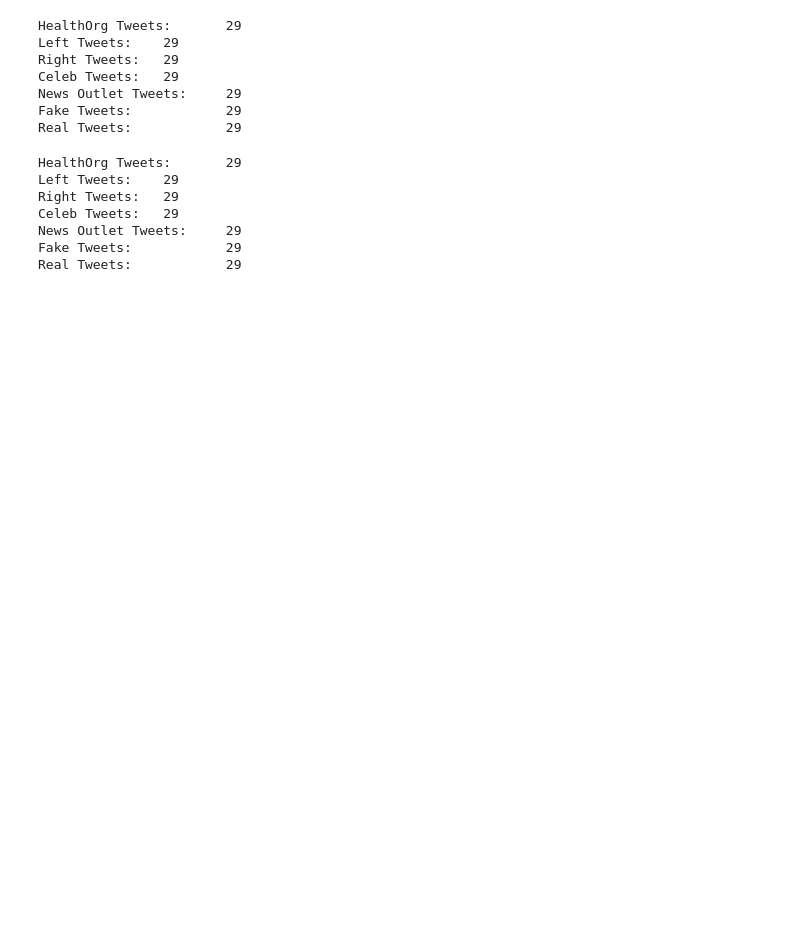
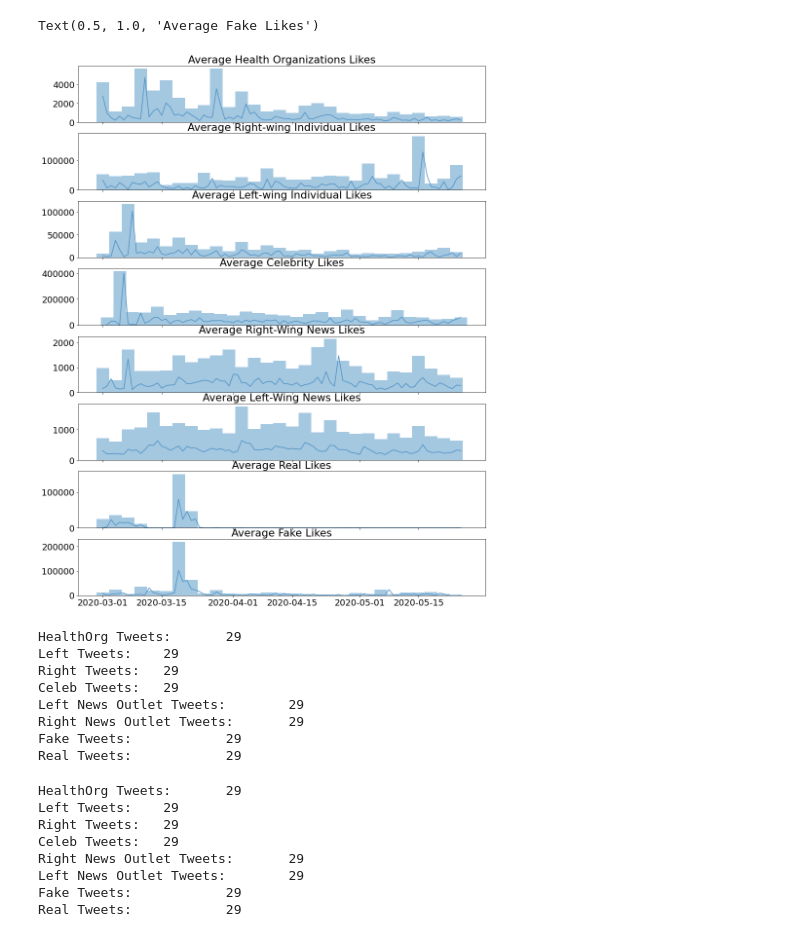
Before and after one commit to jennifertramsu/bdc2021, a Jupyter notebook: Datasets/get_covid_engagement.ipynb, the cells around one changed output. Cells and saved outputs as stored; diff of their text form; code cells hidden in the pictures; blank space fills up the shorter version.

```diff
--- a/Datasets/get_covid_engagement.ipynb
+++ b/Datasets/get_covid_engagement.ipynb
@@ -189,7 +189,7 @@ for date in left_df["date"]:
     dates.append(test.date())
 
 left_df["date"] = dates
-left_df = left_df[left_df["date"] <= datetime.date(2020, 6, 30)]
+left_df = left_df[left_df["date"] <= datetime.date(2020, 5,25)]
 left_df = left_df[left_df["date"] >= datetime.date(2020, 3, 1)]
 left_df = left_df.drop_duplicates("tweet")
 
@@ -588,0 +412,18 @@ real_rt_bin = real_retweets.resample('3D').sum()
+# %%
+healthorg_df["date"] = pd.to_datetime(healthorg_df["date"])
+right_df["date"] = pd.to_datetime(right_df["date"])
+left_df["date"] = pd.to_datetime(left_df["date"])
+rightnews_df["date"] = pd.to_datetime(rightnews_df["date"])
+leftnews_df["date"] = pd.to_datetime(leftnews_df["date"])
+celeb_df["date"] = pd.to_datetime(celeb_df["date"])
+real_dfs["date"] = pd.to_datetime(real_dfs["date"])
+fake_dfs["date"] = pd.to_datetime(fake_dfs["date"])
+
+healthorg_dates = healthorg_df.sort_values("date", ascending=True)["date"].value_counts()
+right_dates = right_df.sort_values("date", ascending=True)["date"].value_counts()
+left_dates = left_df.sort_values("date", ascending=True)["date"].value_counts()
+celeb_dates = celeb_df.sort_values("date", ascending=True)["date"].value_counts()
+rightnews_dates = rightnews_df.sort_values("date", ascending=True)["date"].value_counts()
+leftnews_dates = leftnews_df.sort_values("date", ascending=True)["date"].value_counts()
+fake_tweets = fake_dfs.sort_values("date", ascending=True)["date"].value_counts()
+real_tweets = real_dfs.sort_values("date", ascending=True)["date"].value_counts()
@@ -611,20 +487,60 @@ real_like_bin = real_likes.resample('3D').sum()
+# %%
+# plot likes divided by number of tweets
+# plot
+fig, axes = plt.subplots(8, 1, figsize=[15, 20], sharex=True)
+axes[0].plot(health_likes/healthorg_dates, color = '#4E92C5')
+axes[0].bar((health_like_bin).index.sort_values(), health_like_bin, width=3, color = '#A5C8E1')
+axes[0].set_title("Average Health Organizations Likes")
+
+axes[1].plot(right_likes/right_dates, color = '#4E92C5')
+axes[1].bar(right_like_bin.index.sort_values(), right_like_bin, width=3, color = '#A5C8E1')
+axes[1].set_title("Average Right-wing Individual Likes")
+
+axes[2].plot(left_likes/left_dates, color = '#4E92C5')
+axes[2].bar(left_like_bin.index.sort_values(), left_like_bin, width=3, color = '#A5C8E1')
+axes[2].set_title("Average Left-wing Individual Likes")
+
+axes[3].plot(celeb_likes/celeb_dates, color = '#4E92C5')
+axes[3].bar(celeb_like_bin.index.sort_values(), celeb_like_bin, width=3, color = '#A5C8E1')
+axes[3].set_title("Average Celebrity Likes")
+
+axes[4].plot(rightnews_likes/rightnews_dates, color = '#4E92C5')
+axes[4].bar(rightnews_like_bin.index.sort_values(), rightnews_like_bin, width=3, color = '#A5C8E1')
+axes[4].set_title("Average Right-Wing News Likes")
+
+axes[5].plot(leftnews_likes/leftnews_dates, color = '#4E92C5')
+axes[5].bar(leftnews_like_bin.index.sort_values(), leftnews_like_bin, width=3, color = '#A5C8E1')
+axes[5].set_title("Average Left-Wing News Likes")
+
+axes[6].plot(real_likes/real_tweets, color = '#4E92C5')
+axes[6].bar(real_like_bin.index.sort_values(), real_like_bin, width=3, color = '#A5C8E1')
+axes[6].set_title("Average Real Likes")
+
+axes[7].plot(fake_likes/fake_tweets, color = '#4E92C5')
+axes[7].bar(fake_like_bin.index.sort_values(), fake_like_bin, width=3, color = '#A5C8E1')
+axes[7].set_title("Average Fake Likes")
+# %% [output]
+Text(0.5, 1.0, 'Average Fake Likes')
+[figure, added]
 # %%
-print("HealthOrg Tweets: \t{}\nLeft Tweets: \t{}\nRight Tweets: \t{}\nCeleb Tweets: \t{}\nNews Outlet Tweets: \t{}\nFake Tweets:\t\t{}\nReal Tweets:\t\t{}\n".format(len(health_rt_bin), len(left_rt_bin), len(right_rt_bin), len(celeb_rt_bin), len(news_rt_bin), len(fake_rt_bin), len(real_rt_bin)))
+print("HealthOrg Tweets: \t{}\nLeft Tweets: \t{}\nRight Tweets: \t{}\nCeleb Tweets: \t{}\nLeft News Outlet Tweets: \t{}\nRight News Outlet Tweets:\t{}\nFake Tweets:\t\t{}\nReal Tweets:\t\t{}\n".format(len(health_rt_bin), len(left_rt_bin), len(right_rt_bin), len(celeb_rt_bin), len(leftnews_rt_bin), len(rightnews_rt_bin), len(fake_rt_bin), len(real_rt_bin)))
 # %% [output]
 HealthOrg Tweets:       29
 Left Tweets:    29
 Right Tweets:   29
 Celeb Tweets:   29
-News Outlet Tweets:     29
+Left News Outlet Tweets:        29
+Right News Outlet Tweets:       29
 Fake Tweets:            29
 Real Tweets:            29
 # %%
-print("HealthOrg Tweets: \t{}\nLeft Tweets: \t{}\nRight Tweets: \t{}\nCeleb Tweets: \t{}\nNews Outlet Tweets: \t{}\nFake Tweets:\t\t{}\nReal Tweets:\t\t{}\n".format(len(health_like_bin), len(left_like_bin), len(right_like_bin), len(celeb_like_bin), len(news_like_bin), len(fake_like_bin), len(real_like_bin)))
+print("HealthOrg Tweets: \t{}\nLeft Tweets: \t{}\nRight Tweets: \t{}\nCeleb Tweets: \t{}\nRight News Outlet Tweets: \t{}\nLeft News Outlet Tweets:\t{}\nFake Tweets:\t\t{}\nReal Tweets:\t\t{}\n".format(len(health_like_bin), len(left_like_bin), len(right_like_bin), len(celeb_like_bin), len(rightnews_like_bin), len(leftnews_like_bin), len(fake_like_bin), len(real_like_bin)))
 # %% [output]
 HealthOrg Tweets:       29
 Left Tweets:    29
 Right Tweets:   29
 Celeb Tweets:   29
-News Outlet Tweets:     29
+Right News Outlet Tweets:       29
+Left News Outlet Tweets:        29
 Fake Tweets:            29
 Real Tweets:            29
```
Also changed, not shown: parts of 16 cells of this notebook, 3 other files.
